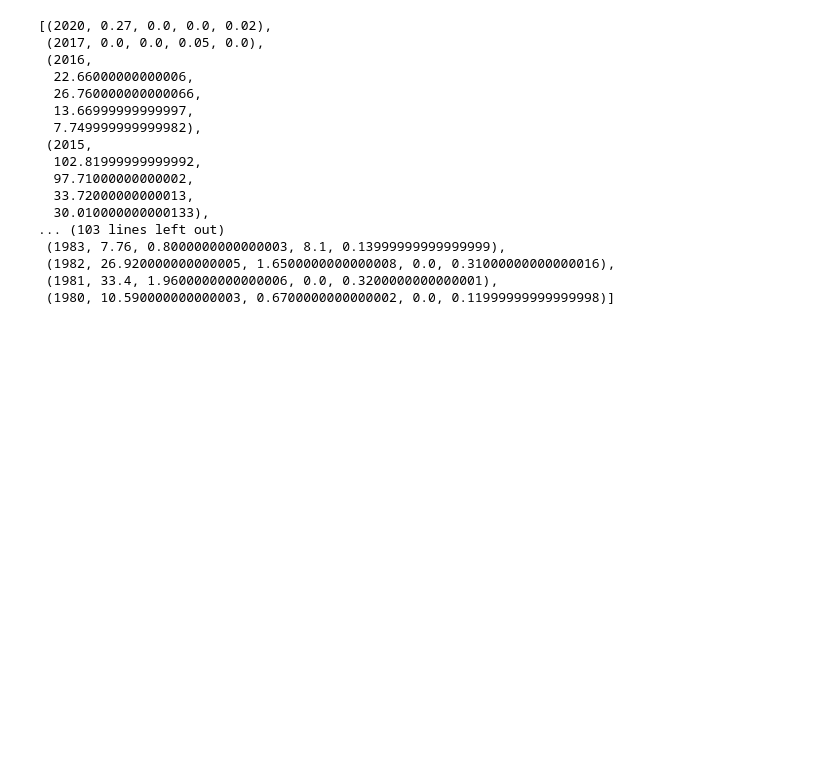
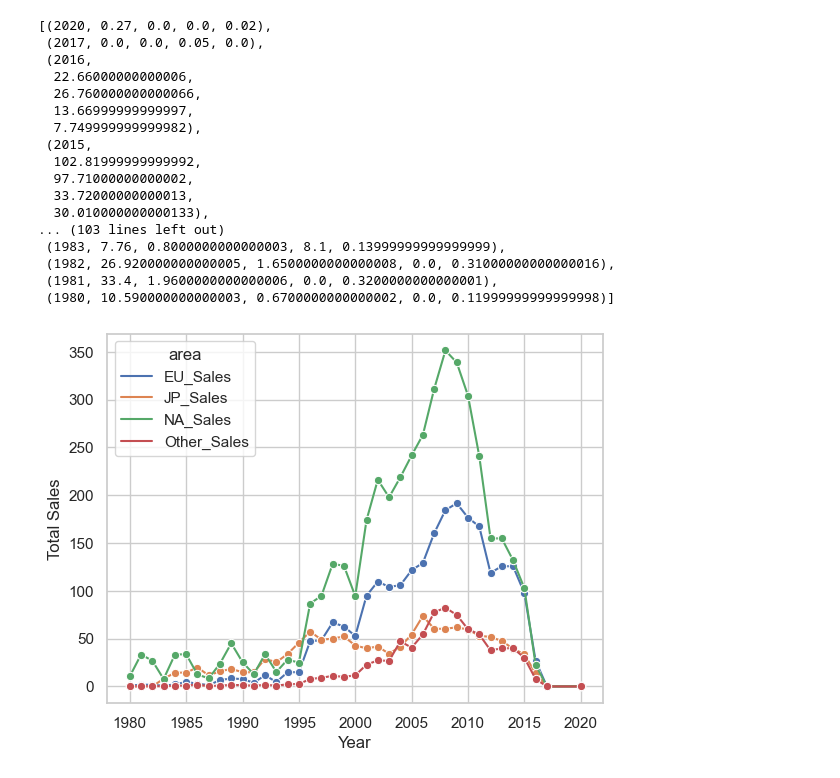
Before and after one commit to pammyshark/sql_project, a Jupyter notebook: videogame_data.ipynb, the cells around one changed output. Saved outputs shown, nothing was run; the diff lists cells and outputs as text; code cells hidden in the pictures; blank space fills up the shorter version.

```diff
--- a/videogame_data.ipynb
+++ b/videogame_data.ipynb
@@ -109,3 +159,17 @@ cur.fetchall()
  (1982, 26.920000000000005, 1.6500000000000008, 0.0, 0.31000000000000016),
  (1981, 33.4, 1.9600000000000006, 0.0, 0.3200000000000001),
  (1980, 10.590000000000003, 0.6700000000000002, 0.0, 0.11999999999999998)]
+# %%
+# 5. The total sales per area by year. (NA, EU, JP, Others) (Multiple Line graph)
+videogames_area = pd.melt(videogames_df, id_vars=['Year'], value_vars = ['NA_Sales', 'EU_Sales', 'JP_Sales', 'Other_Sales'],
+                          var_name='area', value_name='total_sales')
+# summing the sales per year per area
+videogame_area2 = videogames_area.groupby(['Year', 'area']).total_sales.sum().reset_index()
+#plotting
+sns.set(style="whitegrid")
+sns.lineplot(data=videogame_area2, x='Year', y='total_sales', hue='area', marker='o')
+plt.xlabel('Year')
+plt.ylabel('Total Sales')
+plt.show()
+# %% [output]
+[figure, added]
```
Also changed, not shown: parts of 6 cells of this notebook.
